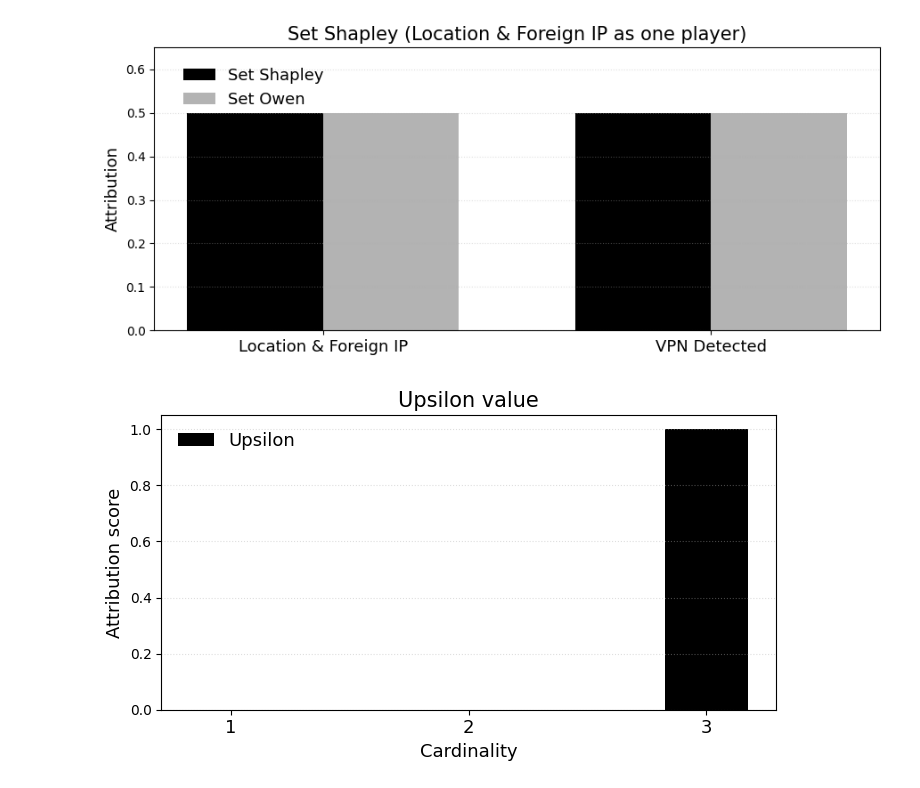
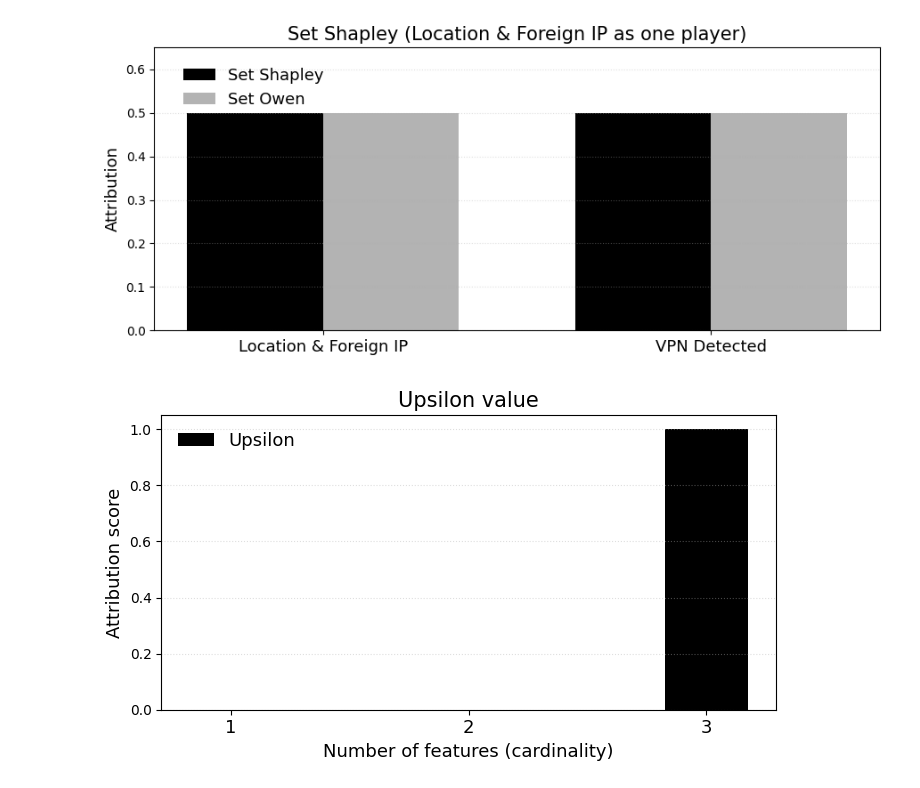
Before and after one commit to filipnaudot/powerXAI, a Jupyter notebook: examples/examples_ml.ipynb, the cells around one changed output. Saved outputs shown, nothing was run; the diff lists cells and outputs as text; code cells hidden in the pictures.

Commit message:
Update figure label

```diff
--- a/examples/examples_ml.ipynb
+++ b/examples/examples_ml.ipynb
@@ -140,21 +140,21 @@ plt.tight_layout()
 # %%
 upsilon = np.array([upsilon_value(cardinality=i+1, players=PLAYERS, value_function=all_signals_value)
                     for i in range(len(PLAYERS))])
 
 
 
 
 # PLOT
 x = np.arange(len(PLAYERS))
 fig, ax = plt.subplots(figsize=(7, 4))
 ax.bar(x, upsilon, 0.35, label="Upsilon", color=PLOT_COLORS.BLACK)
 ax.set_xticks(x)
 ax.set_xticklabels([str(i + 1) for i in range(len(PLAYERS))], fontsize=13)
-ax.set_xlabel("Cardinality", fontsize=13)
+ax.set_xlabel("Number of features (cardinality)", fontsize=13)
 ax.set_ylabel("Attribution score", fontsize=13)
 ax.set_title("Upsilon value", fontsize=15)
 ax.grid(axis="y", linestyle=":", alpha=0.4)
 ax.legend(frameon=False, fontsize=13)
 plt.tight_layout()
 # %% [output]
-[figure, old version]
+[figure, new version]
```
